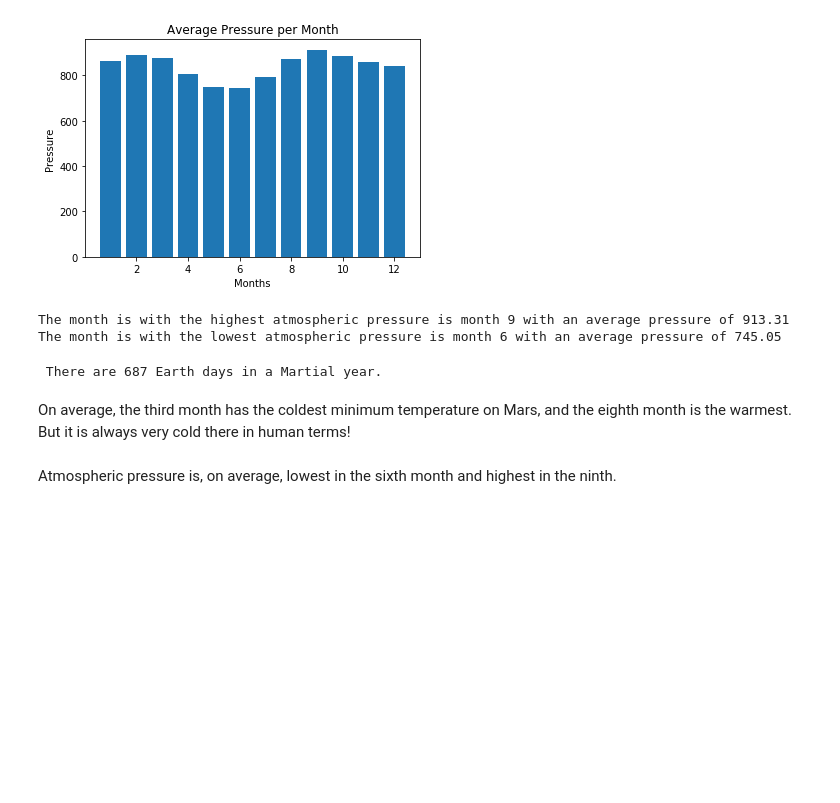
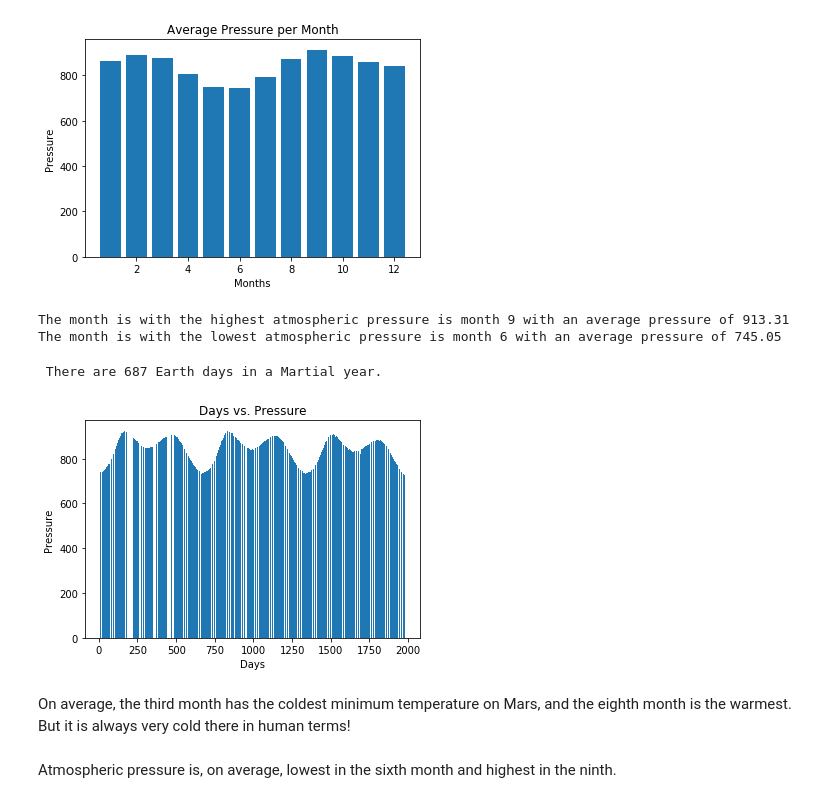
Before and after one commit to dcastellonc/datacollection-challenge, a Jupyter notebook: part_2_mars_weather.ipynb, the cells around one changed output. Drawn from its saved outputs; the diff is of its cells as text; code cells hidden in the pictures; blank space fills up the shorter version.

```diff
--- a/part_2_mars_weather.ipynb
+++ b/part_2_mars_weather.ipynb
@@ -233,6 +233,16 @@ martial_year = row_3-row_1
 print (f' There are {martial_year.days} Earth days in a Martial year.')
 # %% [output]
  There are 687 Earth days in a Martial year.
+# %%
+# Plot the chart
+plt.bar(table_df['sol'],table_df['pressure'], align='center')
+plt.title('Days vs. Pressure')
+plt.xlabel('Days')
+plt.ylabel('Pressure ')
+
+plt.show()
+# %% [output]
+[figure, added]
 # %% [markdown]
 On average, the third month has the coldest minimum temperature on Mars, and the eighth month is the warmest. But it is always very cold there in human terms!
 # %% [markdown]
```
Also changed, not shown: 1 other file.
